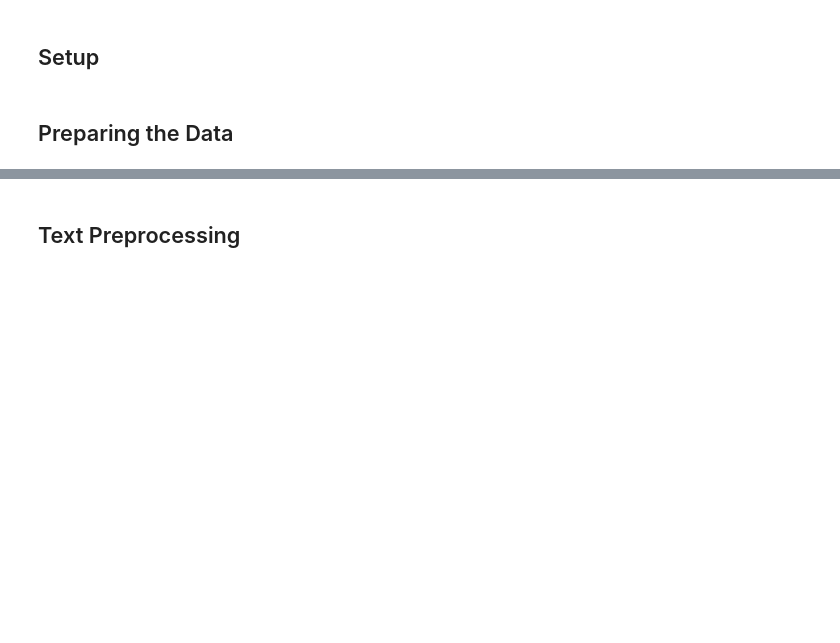
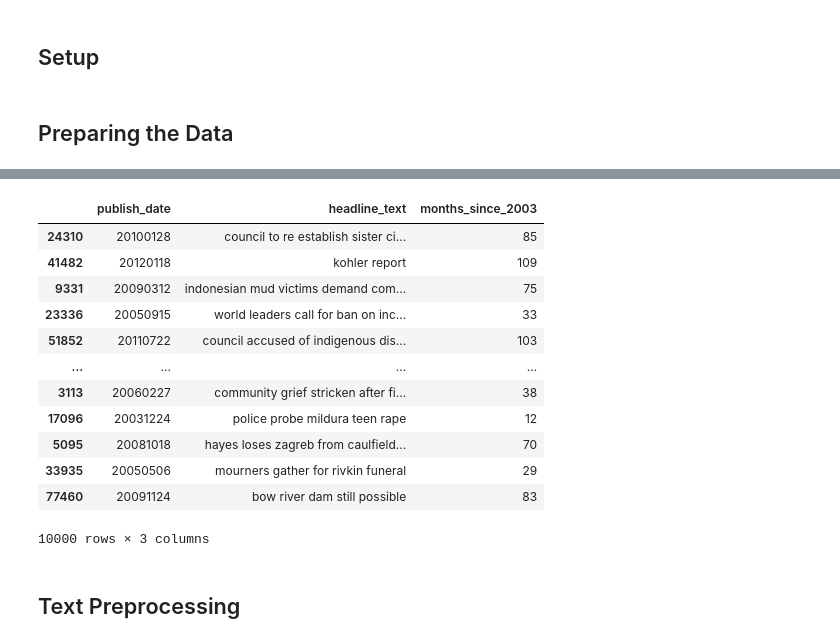
Before and after one commit to almin-byte/million-headlines-topic-modeling, a Jupyter notebook: LDA with gensim and spaCy.ipynb, the cells around one changed output, grey strips where cells are left out. Cells and saved outputs as stored; diff of their text form; code cells hidden in the pictures; blank space fills up the shorter version.

```diff
--- a/LDA with gensim and spaCy.ipynb
+++ b/LDA with gensim and spaCy.ipynb
@@ -90,4 +94,21 @@ X_train
 100000 rows × 3 columns
+# %%
+test1, test2 = train_test_split(X_train, train_size=10000, random_state=111, stratify=X_train['months_since_2003'])
+test1
+# %% [output]
+|  | publish_date | headline_text | months_since_2003 |
+| 24310 | 20100128 | council to re establish sister ci... | 85 |
+| 41482 | 20120118 | kohler report | 109 |
+| 9331 | 20090312 | indonesian mud victims demand com... | 75 |
+| 23336 | 20050915 | world leaders call for ban on inc... | 33 |
+| 51852 | 20110722 | council accused of indigenous dis... | 103 |
+| ... | ... | ... | ... |
+| 3113 | 20060227 | community grief stricken after fi... | 38 |
+| 17096 | 20031224 | police probe mildura teen rape | 12 |
+| 5095 | 20081018 | hayes loses zagreb from caulfield... | 70 |
+| 33935 | 20050506 | mourners gather for rivkin funeral | 29 |
+| 77460 | 20091124 | bow river dam still possible | 83 |
+10000 rows × 3 columns
 # %% [markdown]
 ## Text Preprocessing
 # %%
```
Also changed, not shown: parts of 13 cells of this notebook.
